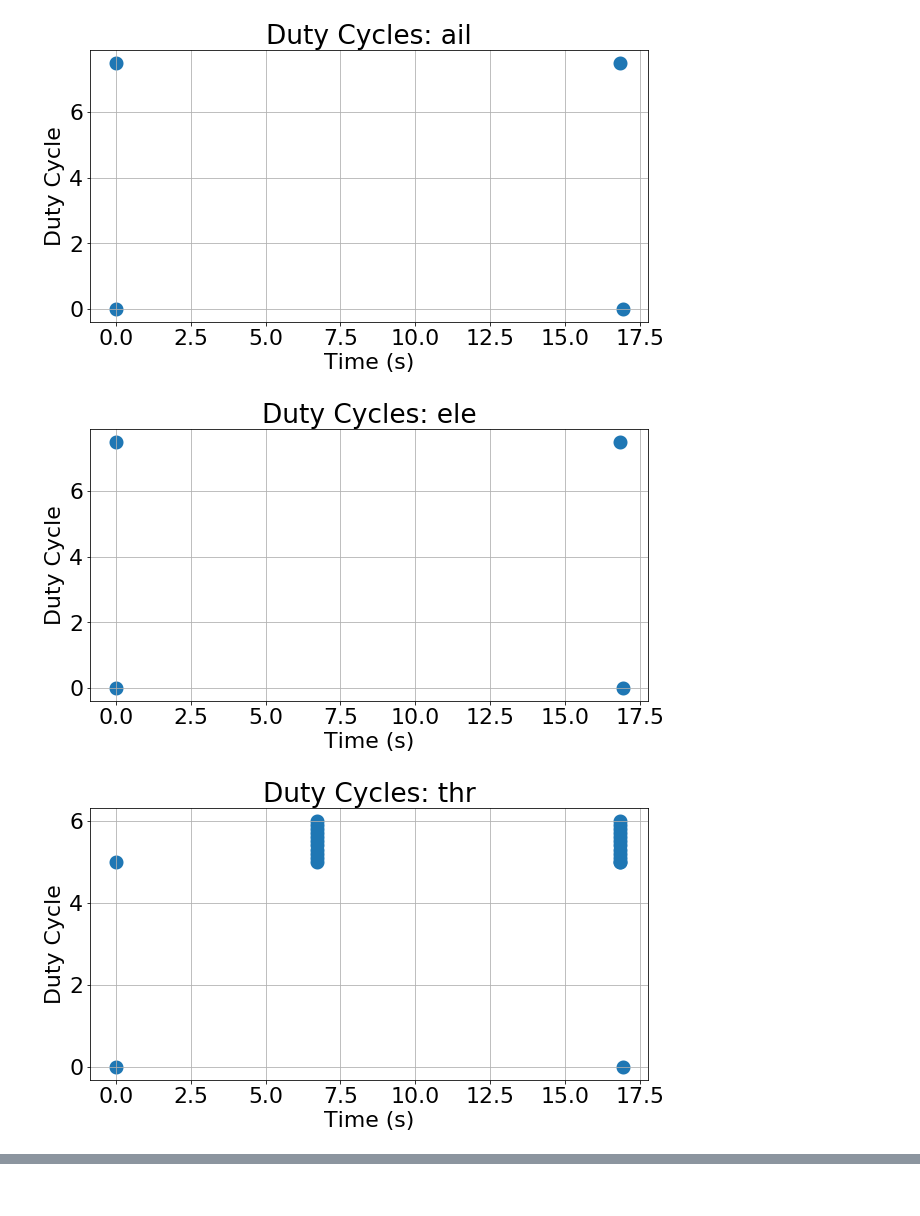
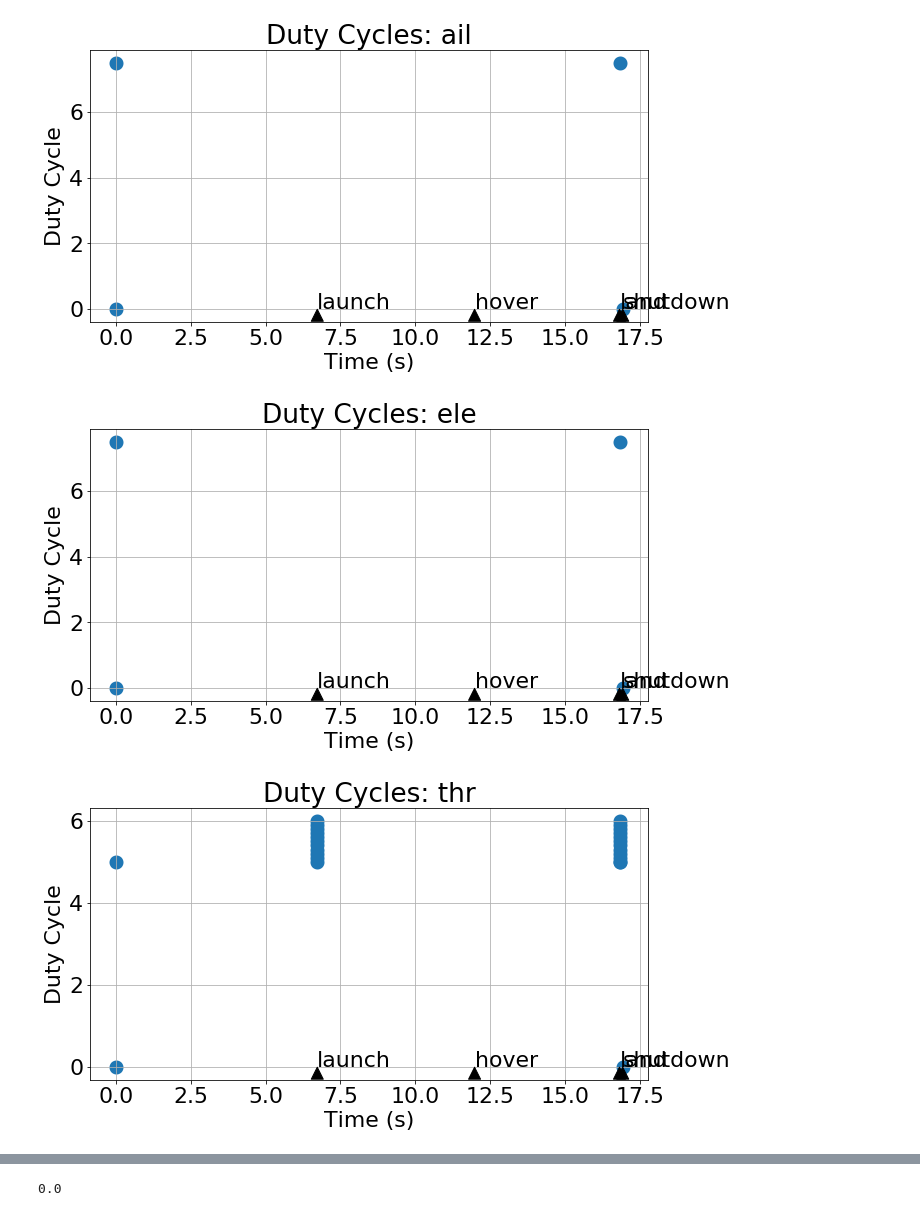
Before and after one commit to Fern-and-dough/tails, a Jupyter notebook: src/visualization.ipynb, the cells around one changed output, grey strips where cells are left out. Cells and saved outputs as stored; diff of their text form; code cells hidden in the pictures.

```diff
--- a/src/visualization.ipynb
+++ b/src/visualization.ipynb
@@ -25,44 +25,42 @@ for pwm in pwms:
     f = open(pwms[pwm], 'r')
     c = csv.DictReader(f)
     for row in c:
         if mintime is None:
             mintime = float(row['time'])
         elif float(row['time']) < mintime:
             mintime = float(row['time'])
         break
 
 
 
 for pwm in pwms:
     dat = []
 
     f = open(pwms[pwm], 'r')
     c = csv.DictReader(f)
     for row in c:
         dat.append([float(row['time']), float(row['duty'])])
 
     xy = np.array(dat)
 
     x = xy[:,0] - mintime
     y = xy[:,1]
 
     plt.scatter(x, y, linewidths=8)
     plt.title("Duty Cycles: %s" % pwm)
     plt.xlabel("Time (s)")
     plt.ylabel("Duty Cycle")
-    plt.plot()
+    f = open("fsm.csv", 'r')
+    c = csv.DictReader(f)
+    for row in c:
+        if mintime is None:
+            mintime = float(row['time'])
+        elif float(row['time']) < mintime:
+            mintime = float(row['time'])
+
+        plt.annotate(row['state'], (float(row['time']) - mintime, -0.0), arrowprops=dict(facecolor='black', shrink=0.05))
     plt.show()
-
-f = open("fsm.csv", 'r')
-c = csv.DictReader(f)
-for row in c:
-    if mintime is None:
-        mintime = float(row['time'])
-    elif float(row['time']) < mintime:
-        mintime = float(row['time'])
-
-    plt.annotate(row['state'], (float(row['time']) - mintime, -0.0), arrowprops=dict(facecolor='black', shrink=0.05))
 # %% [output]
-[figure, old version]
+[figure, new version]
-[figure, old version]
+[figure, new version]
-[figure, old version]
+[figure, new version]
@@ -70,0 +68,4 @@ for row in c:
+# %%
+np.std(np.array([1]))
+# %% [output]
+0.0
```
Also changed, not shown: parts of 1 cell of this notebook, 1 other file.
